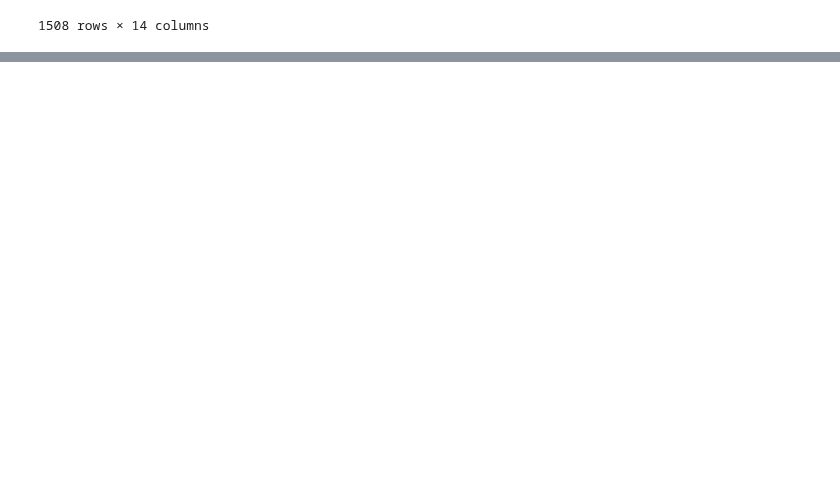
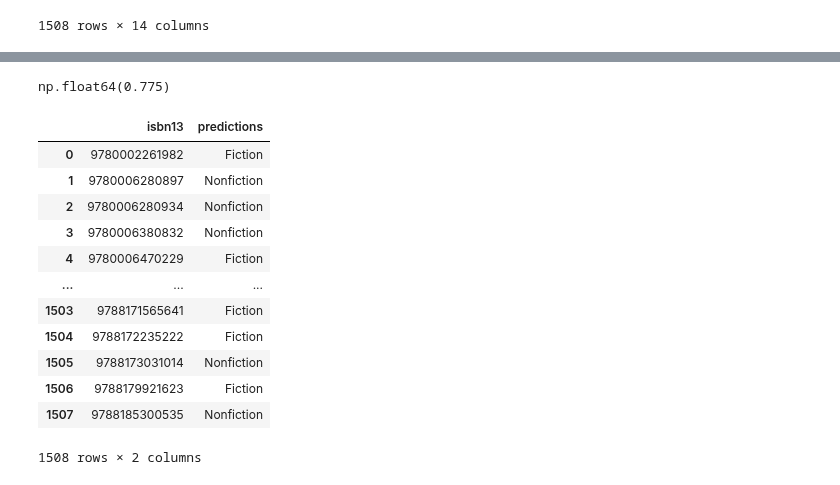
Before and after one commit to saathvikc/LLM-Semantic-Book-Recommender, a Jupyter notebook: text-classification.ipynb, the cells around one changed output, grey strips where cells are left out. Cells and saved outputs as stored; diff of their text form; code cells hidden in the pictures; blank space fills up the shorter version.

```diff
--- a/text-classification.ipynb
+++ b/text-classification.ipynb
@@ -70,0 +103,16 @@ books[(books["simple_categories"].isna())]
+# %%
+from tqdm import tqdm
+
+actual_categories = []
+predicted_categories = []
+
+for i in tqdm(range(0, 300)):
+    sequence = books.loc[books["simple_categories"] == "Fiction", "description"].reset_index(drop=True)[i]
+    predicted_categories += [generate_simple_category(sequence, categories)]
+    actual_categories += ["Fiction"]
+# %%
+
+for i in tqdm(range(0, 300)):
+    sequence = books.loc[books["simple_categories"] == "Nonfiction", "description"].reset_index(drop=True)[i]
+    predicted_categories += [generate_simple_category(sequence, categories)]
+    actual_categories += ["Nonfiction"]
@@ -70,0 +141,33 @@ books[(books["simple_categories"].isna())]
+# %%
+predictions_df["correct"] = np.where(predictions_df["actual"] == predictions_df["predicted"], True, False)
+predictions_df["correct"].value_counts()
+predictions_df["correct"].mean()
+# %% [output]
+np.float64(0.775)
+# %%
+isbns = []
+predictions = []
+
+missing_categories = books.loc[books["simple_categories"].isna(), ["isbn13", "description"]].reset_index(drop=True)
+# %%
+for i in tqdm(range(0, len(missing_categories))):
+    sequence = missing_categories["description"][i]
+    predictions += [generate_simple_category(sequence, categories)]
+    isbns += [missing_categories["isbn13"][i]]
+# %%
+missing_predictions_df = pd.DataFrame({"isbn13": isbns, "predictions": predictions})
+missing_predictions_df
+# %% [output]
+|  | isbn13 | predictions |
+| 0 | 9780002261982 | Fiction |
+| 1 | 9780006280897 | Nonfiction |
+| 2 | 9780006280934 | Nonfiction |
+| 3 | 9780006380832 | Nonfiction |
+| 4 | 9780006470229 | Fiction |
+| ... | ... | ... |
+| 1503 | 9788171565641 | Fiction |
+| 1504 | 9788172235222 | Fiction |
+| 1505 | 9788173031014 | Nonfiction |
+| 1506 | 9788179921623 | Fiction |
+| 1507 | 9788185300535 | Nonfiction |
+1508 rows × 2 columns
```
Also changed, not shown: parts of 10 cells of this notebook, 3 other files.
